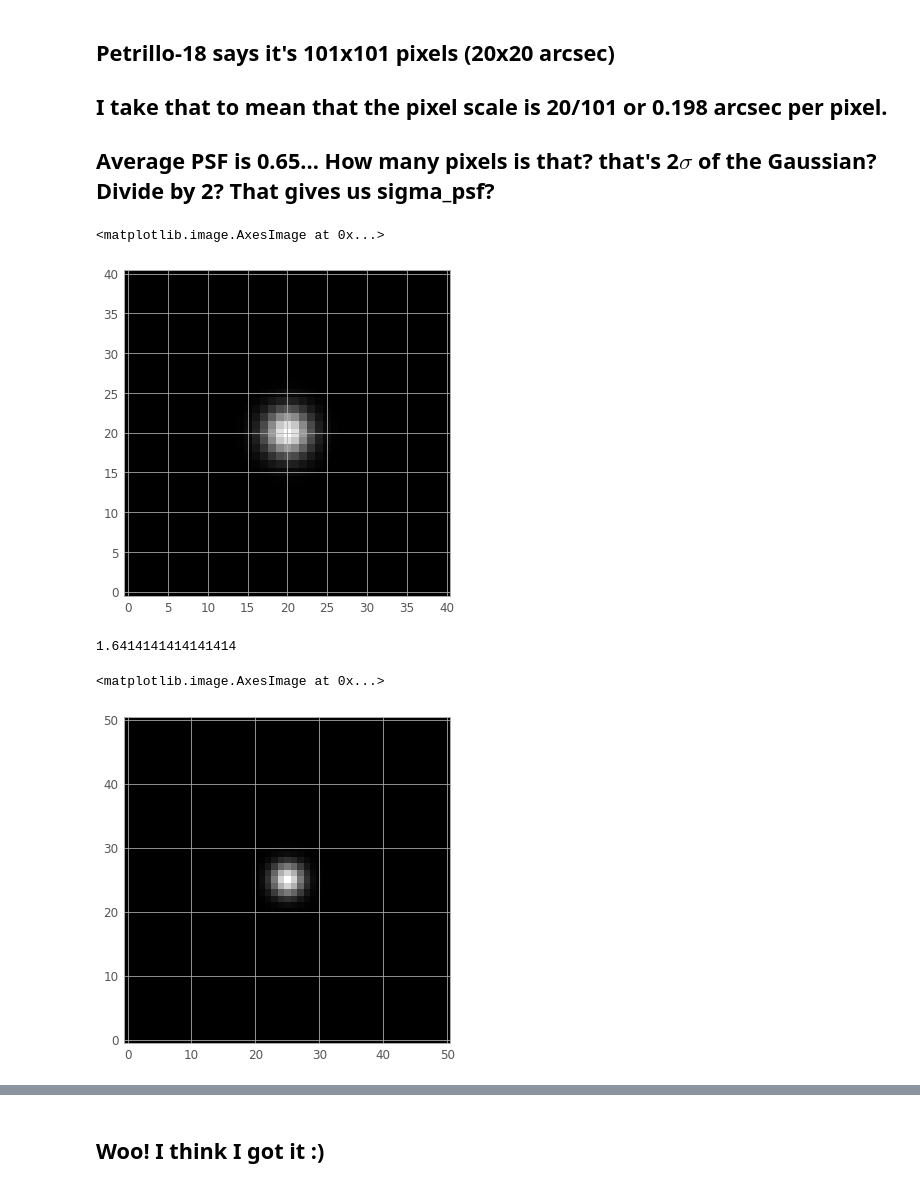
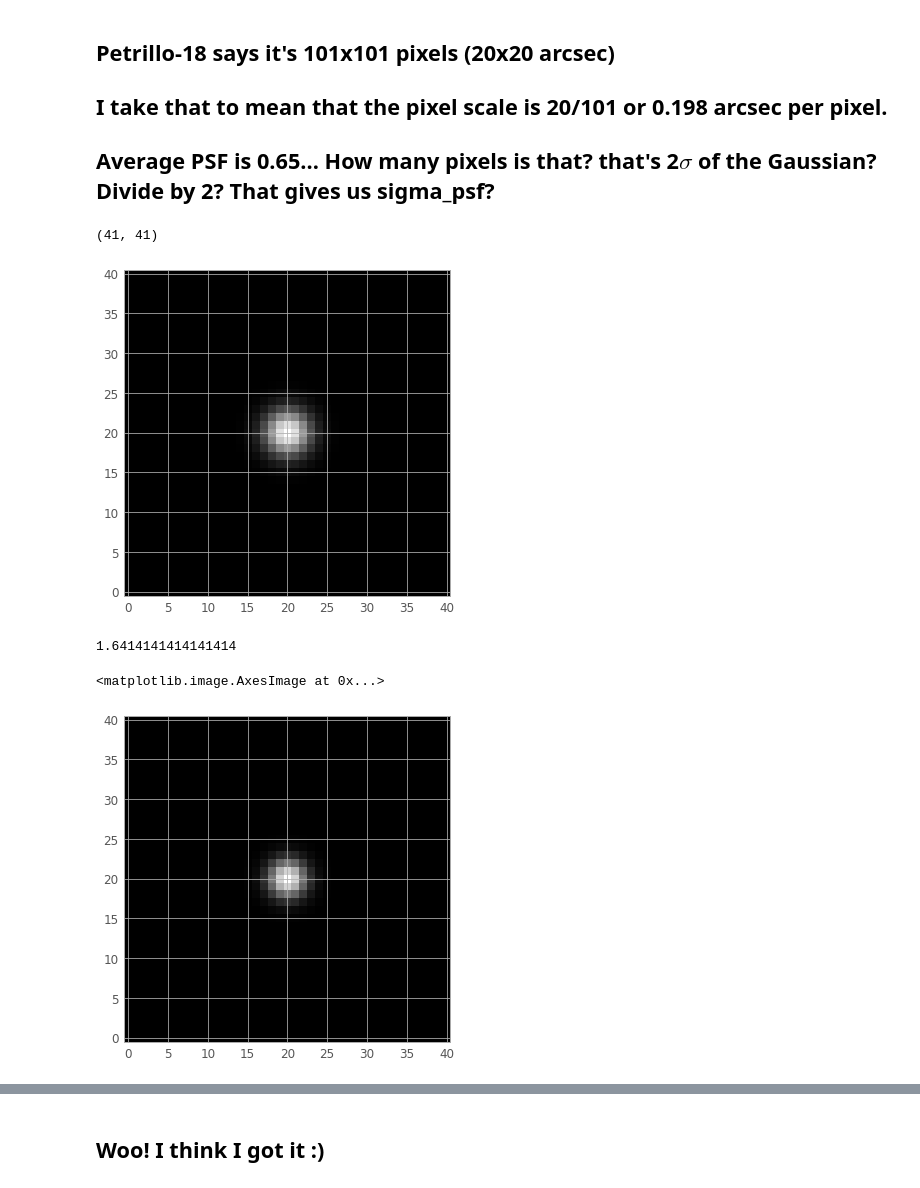
Before and after one commit to shawnknabel/autoz_lens_model, a Jupyter notebook: notebooks/data_prep/012921_preparing_first_model_attempt.ipynb, the cells around one changed output, grey strips where cells are left out. Drawn from its saved outputs; the diff is of its cells as text; code cells hidden in the pictures.

```diff
--- a/notebooks/data_prep/012921_preparing_first_model_attempt.ipynb
+++ b/notebooks/data_prep/012921_preparing_first_model_attempt.ipynb
@@ -240,8 +265,9 @@ y, x = np.mgrid[-size:size+1, -size:size+1]
 psf = np.exp(-(x**2 + y**2)/(2.0*sigma_psf**2))
 psf /= np.sum(psf)
 plt.imshow(psf, origin='lower', cmap='gray')
+psf.shape
 # %% [output]
-<matplotlib.image.AxesImage at 0x...>
+(41, 41)
 [figure]
 # %%
 avg_psf = 0.65 # arcsec
@@ -252,13 +278,13 @@ sigma_psf
 1.6414141414141414
 # %%
 # let's try to make this work...
-size = 25 # gives a grid of 51 (25 on either side of the center)
+size = 20 # gives a grid of 41 (20 on either side of the center)
 y, x = np.mgrid[-size:size+1, -size:size+1]
 psf = np.exp(-(x**2 + y**2)/(2.0*sigma_psf**2))
 psf /= np.sum(psf)
 plt.imshow(psf, origin='lower', cmap='gray')
 # %% [output]
 <matplotlib.image.AxesImage at 0x...>
-[figure, old version]
+[figure, new version]
 # %%
 # write a function for psf determination (r band is 0.65 arcsec and 0.198 pixelscale)
```
Also changed, not shown: parts of 8 cells of this notebook, 18 other files.
